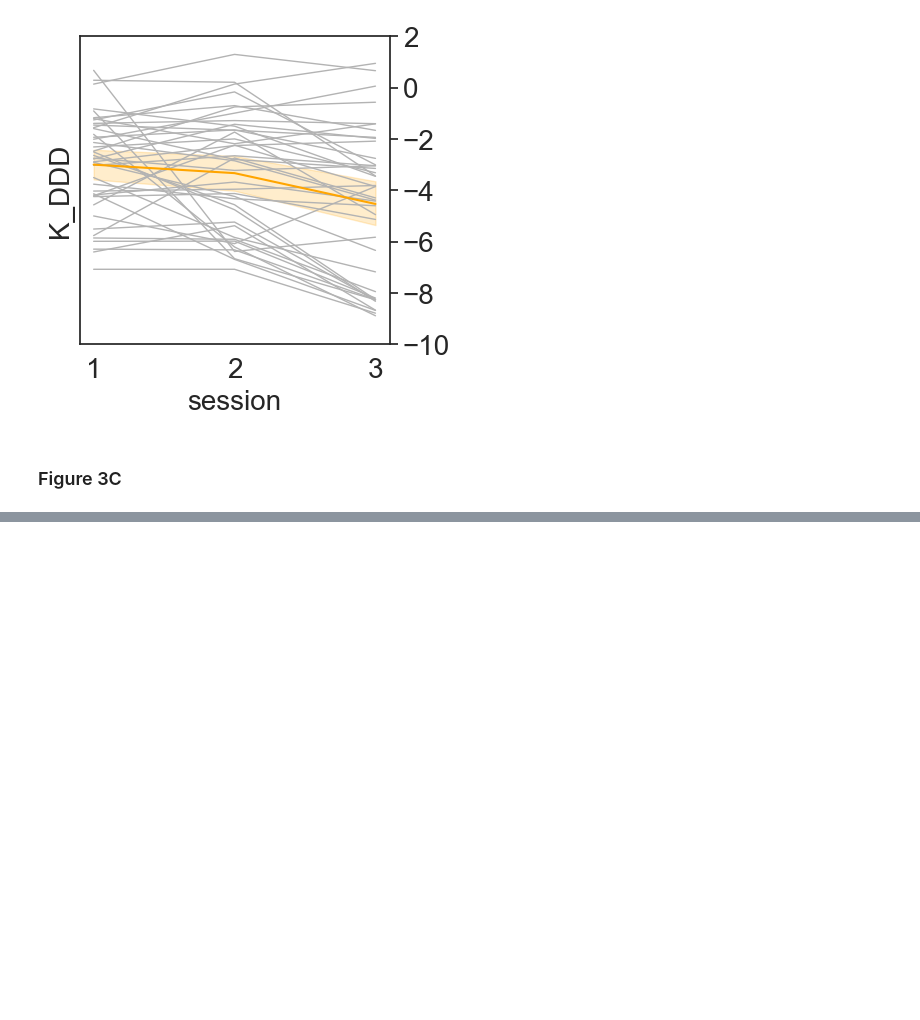
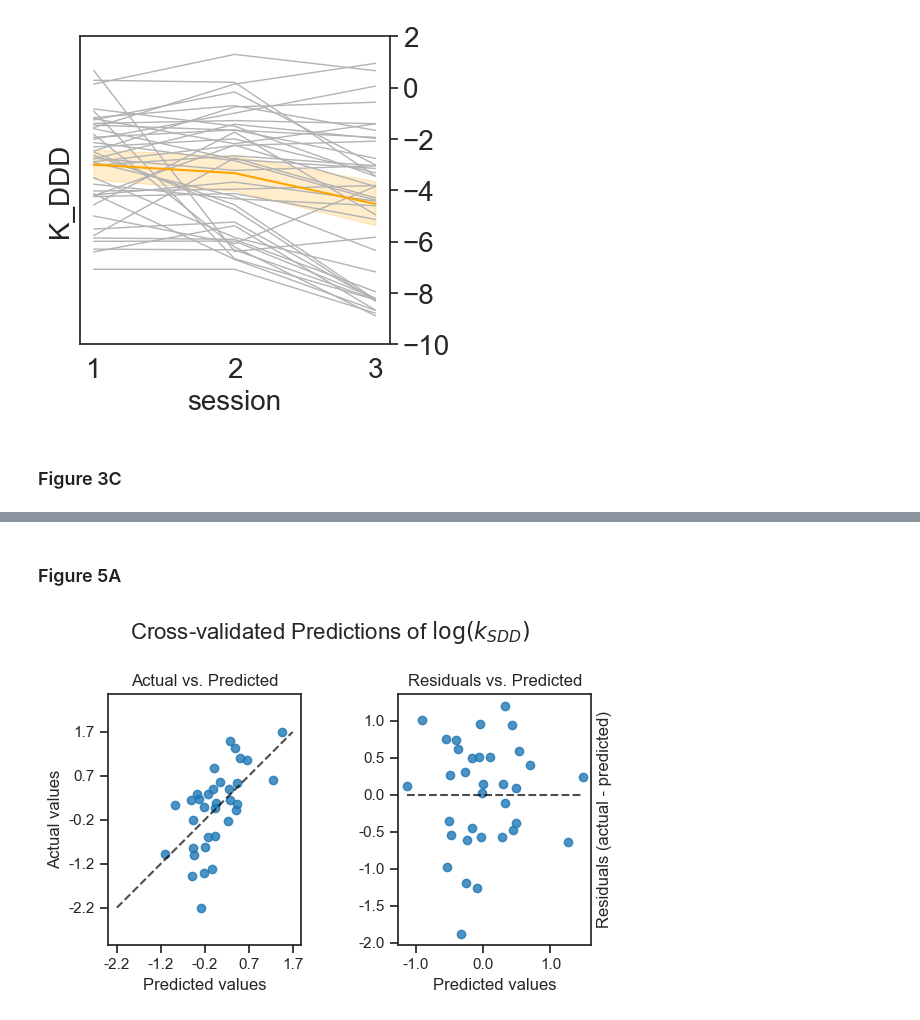
Before and after one commit to erlichlab/gpstress, a Jupyter notebook: src/analysis/master.ipynb, the cells around one changed output, grey strips where cells are left out. Saved outputs shown, nothing was run; the diff lists cells and outputs as text; code cells hidden in the pictures; blank space fills up the shorter version.

```diff
--- a/src/analysis/master.ipynb
+++ b/src/analysis/master.ipynb
@@ -101,0 +170,10 @@ for item in ([ax.title, ax.xaxis.label, ax.yaxis.label] +
+# %%
+X_bs = scdata_bs[scdata_bs.columns[-9:]]
+Y_s1kbs = scdata_bs[scdata_bs.columns[0]]
+Y_s2kbs = scdata_bs[scdata_bs.columns[1]]
+Y_askbs = (scdata_bs[scdata_bs.columns[0]] + scdata_bs[scdata_bs.columns[1]])/2
+Y_d1kbs = scdata_bs[scdata_bs.columns[2]]
+Y_d2kbs = scdata_bs[scdata_bs.columns[3]]
+Y_d3kbs = scdata_bs[scdata_bs.columns[4]]
+print("Number of Datapoints:", X_bs.shape[0])
+print("Number of Input Features:", X_bs.shape[1])
@@ -101,0 +195,6 @@ for item in ([ax.title, ax.xaxis.label, ax.yaxis.label] +
+# %%
+# for figure 5
+scmod_askbs_cv = RidgeCV(cv=5, alphas=[1e-3, 1e-2, 1e-1, 1]).fit(X_bs, Y_askbs)
+# Return the coefficient of determination of the prediction
+scmod_askbs_cv.score(X_bs, Y_askbs) # 0.38
+y_pred_abs_p = scmod_askbs_cv.predict(X_bs)
@@ -101,0 +243,38 @@ for item in ([ax.title, ax.xaxis.label, ax.yaxis.label] +
+# %% [markdown]
+### Figure 5A
+# %%
+y = Y_askbs
+fig, axs = plt.subplots(ncols=2, figsize=(6, 4))
+PredictionErrorDisplay.from_predictions(
+    y,
+    y_pred=y_pred_abs_p,
+    kind="actual_vs_predicted",
+    subsample=100,
+    ax=axs[0],
+    random_state=0,
+)
+axs[0].set_title("Actual vs. Predicted")
+PredictionErrorDisplay.from_predictions(
+    y,
+    y_pred=y_pred_abs_p,
+    kind="residual_vs_predicted",
+    subsample=100,
+    ax=axs[1],
+    random_state=0,
+)
+axs[1].set_title("Residuals vs. Predicted")
+axs[0].yaxis.set_major_formatter(FormatStrFormatter('%.1f'))
+axs[1].yaxis.set_major_formatter(FormatStrFormatter('%.1f'))
+axs[0].xaxis.set_major_formatter(FormatStrFormatter('%.1f'))
+axs[1].xaxis.set_major_formatter(FormatStrFormatter('%.1f'))
+axs[1].yaxis.set_label_position("right")
+fig.suptitle("Cross-validated Predictions of "+r"$\log(k_{SDD})$", fontsize='16')
+plt.tight_layout()
+plt.subplots_adjust(wspace=0.5)
+plt.show()
+for item in ([axs[0].title, axs[1].title, axs[0].xaxis.label, axs[1].xaxis.label, axs[0].yaxis.label, axs[1].yaxis.label] +
+             axs[0].get_xticklabels() + axs[1].get_xticklabels() + axs[0].get_yticklabels() + axs[1].get_yticklabels()):
+    item.set_fontsize(14)
+#fig.savefig("../../figs/bsb_new.pdf",dpi=700, bbox_inches = 'tight')
+# %% [output]
+[figure, added]
```
Also changed, not shown: parts of 29 cells of this notebook.
